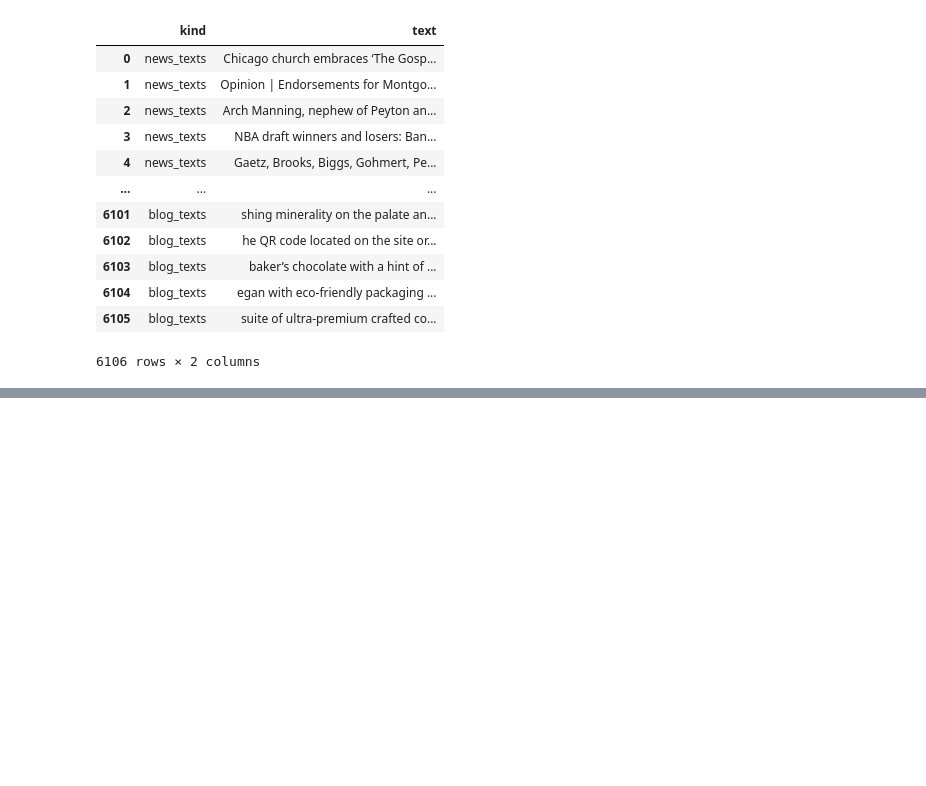
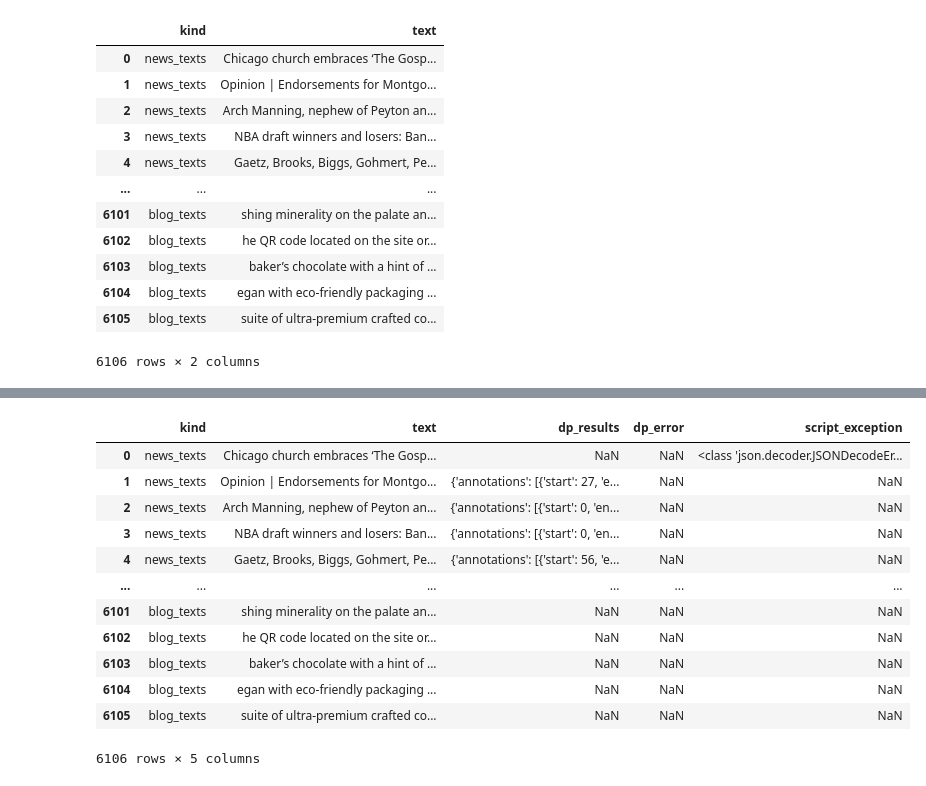
Before and after one commit to deeppavlov/entity_extraction_svc, a Jupyter notebook: utils/scoring/scoring.ipynb, the cells around one changed output, grey strips where cells are left out. Drawn from its saved outputs; the diff is of its cells as text; code cells hidden in the pictures; blank space fills up the shorter version.

```diff
--- a/utils/scoring/scoring.ipynb
+++ b/utils/scoring/scoring.ipynb
@@ -167 +178,18 @@ dandelion_results_df
+# %%
+dp_results_df = run_deeppavlov(dataset_df, "http://10.11.1.6:9999/", 0, 2000)
+dp_results_df
+# %% [output]
+|  | kind | text | dp_results | dp_error | script_exception |
+| 0 | news_texts | Chicago church embraces ‘The Gosp... | NaN | NaN | <class 'json.decoder.JSONDecodeEr... |
+| 1 | news_texts | Opinion | Endorsements for Montgo... | {'annotations': [{'start': 27, 'e... | NaN | NaN |
+| 2 | news_texts | Arch Manning, nephew of Peyton an... | {'annotations': [{'start': 0, 'en... | NaN | NaN |
+| 3 | news_texts | NBA draft winners and losers: Ban... | {'annotations': [{'start': 0, 'en... | NaN | NaN |
+| 4 | news_texts | Gaetz, Brooks, Biggs, Gohmert, Pe... | {'annotations': [{'start': 56, 'e... | NaN | NaN |
+| ... | ... | ... | ... | ... | ... |
+| 6101 | blog_texts | shing minerality on the palate an... | NaN | NaN | NaN |
+| 6102 | blog_texts | he QR code located on the site or... | NaN | NaN | NaN |
+| 6103 | blog_texts | baker’s chocolate with a hint of ... | NaN | NaN | NaN |
+| 6104 | blog_texts | egan with eco-friendly packaging ... | NaN | NaN | NaN |
+| 6105 | blog_texts | suite of ultra-premium crafted co... | NaN | NaN | NaN |
+6106 rows × 5 columns
 # %%
```
Also changed, not shown: parts of 13 cells of this notebook, 1 other file.
